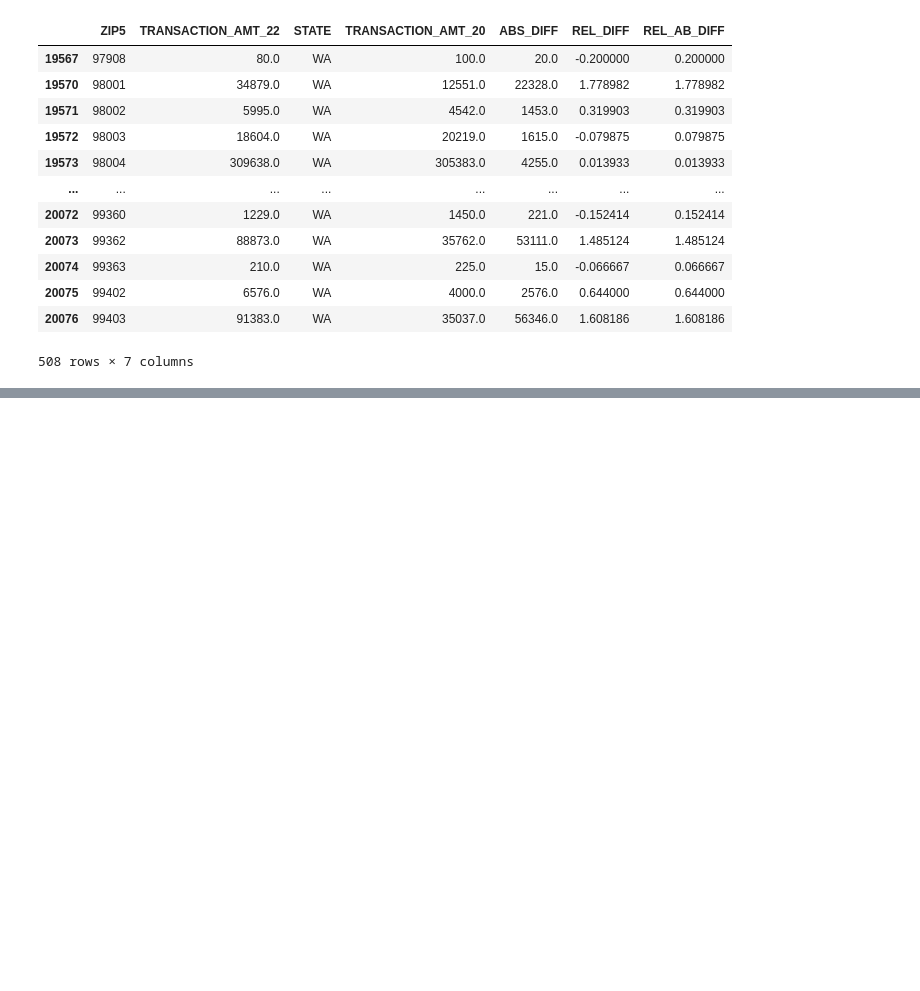
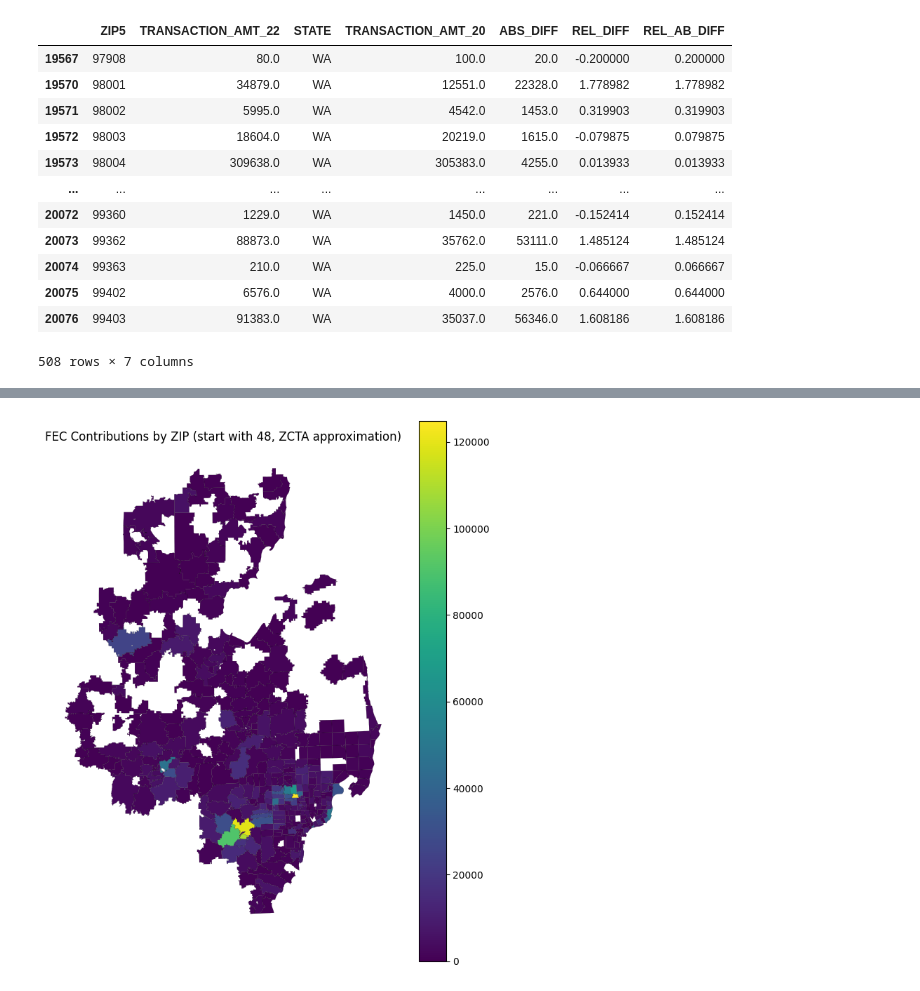
Before and after one commit to kennethgu/stats305c-project, a Jupyter notebook: milestone2/analysis/data_analysis.ipynb, the cells around one changed output, grey strips where cells are left out. Cells and saved outputs as stored; diff of their text form; code cells hidden in the pictures; blank space fills up the shorter version.

```diff
--- a/milestone2/analysis/data_analysis.ipynb
+++ b/milestone2/analysis/data_analysis.ipynb
@@ -574,0 +625,30 @@ zip_sums_diff_wa
+# %%
+# zips, all starting with 48
+zip_sums_diff_start4 = zip_sums_diff[zip_sums_diff["ZIP5"].str.startswith("48")].copy()
+start4_zctas = zctas[zctas["ZCTA5CE20"].str.startswith("48")].copy()
+start4_map = start4_zctas.merge(
+    zip_sums_diff_start4,
+    left_on="ZCTA5CE20",
+    right_on="ZIP5",
+    how="left"
+)
+start4_map = start4_map[start4_map["TRANSACTION_AMT_22"].notna()].copy()
+# %%
+fig, ax = plt.subplots(1, 1, figsize=(8, 10))
+
+start4_map.plot(
+    column="TRANSACTION_AMT_22",          # use log scale
+    cmap="viridis",
+    linewidth=0.1,
+    edgecolor="black",
+    legend=True,
+    missing_kwds={"color": "lightgrey"},
+    ax=ax
+)
+
+ax.set_title("FEC Contributions by ZIP (start with 48, ZCTA approximation)")
+ax.axis("off")
+
+plt.show()
+# %% [output]
+[figure, added]
```
Also changed, not shown: parts of 6 cells of this notebook.
